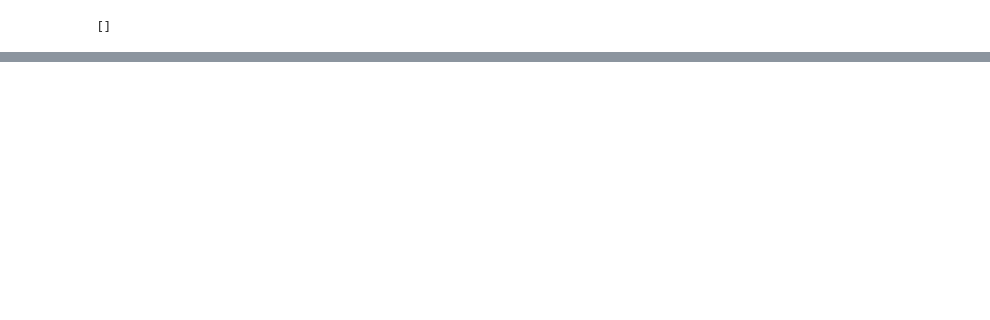
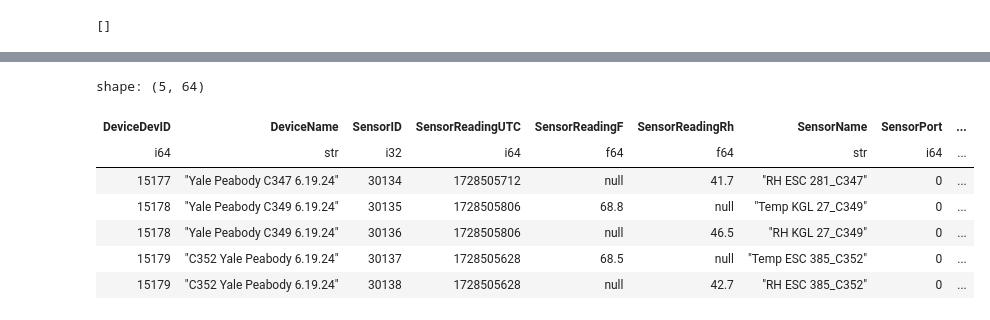
Before and after one commit to Environmental-Pipeline/environmental-sensor-poc, a Jupyter notebook: example.ipynb, the cells around one changed output, grey strips where cells are left out. Drawn from its saved outputs; the diff is of its cells as text; code cells hidden in the pictures; blank space fills up the shorter version.

```diff
--- a/example.ipynb
+++ b/example.ipynb
@@ -107,0 +89,12 @@ shape: (39_010, 3)
+# %%
+# Recent rows will have the full data.
+polars.read_parquet('data/sensors.parquet').tail()
+# %% [output]
+shape: (5, 64)
+| DeviceDevID | DeviceName | SensorID | SensorReadingUTC | SensorReadingF | SensorReadingRh | SensorName | SensorPort | ... |
+| i64 | str | i32 | i64 | f64 | f64 | str | i64 | ... |
+| 15177 | "Yale Peabody C347 6.19.24" | 30134 | 1728505712 | null | 41.7 | "RH ESC 281_C347" | 0 | ... |
+| 15178 | "Yale Peabody C349 6.19.24" | 30135 | 1728505806 | 68.8 | null | "Temp KGL 27_C349" | 0 | ... |
+| 15178 | "Yale Peabody C349 6.19.24" | 30136 | 1728505806 | null | 46.5 | "RH KGL 27_C349" | 0 | ... |
+| 15179 | "C352 Yale Peabody 6.19.24" | 30137 | 1728505628 | 68.5 | null | "Temp ESC 385_C352" | 0 | ... |
+| 15179 | "C352 Yale Peabody 6.19.24" | 30138 | 1728505628 | null | 42.7 | "RH ESC 385_C352" | 0 | ... |
```
Also changed, not shown: parts of 9 cells of this notebook, 5 other files.
